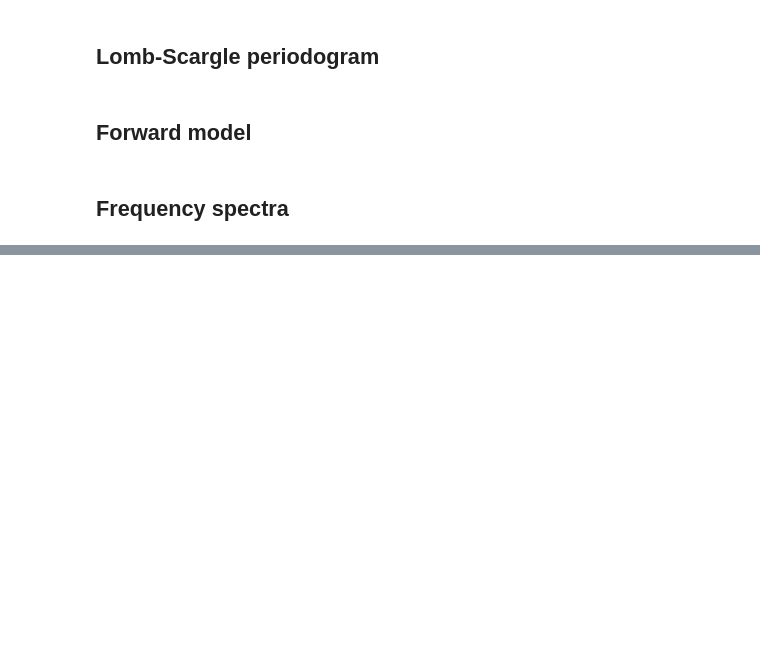
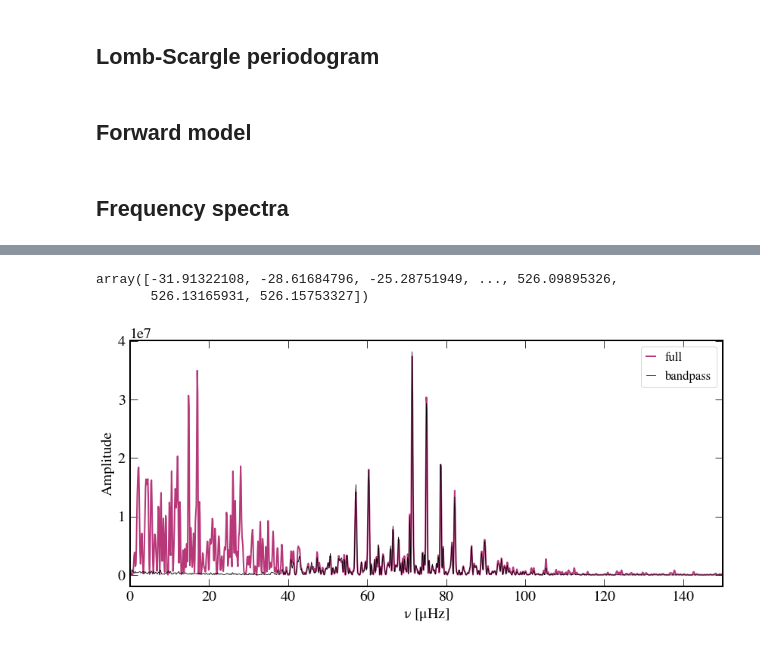
Before and after one commit to abonaca/tess_giants, a Jupyter notebook: notebooks/Light_Curve_Primer.ipynb, the cells around one changed output, grey strips where cells are left out. Saved outputs shown, nothing was run; the diff lists cells and outputs as text; code cells hidden in the pictures; blank space fills up the shorter version.

Commit message:
bandpass filtering

```diff
--- a/notebooks/Light_Curve_Primer.ipynb
+++ b/notebooks/Light_Curve_Primer.ipynb
@@ -149,0 +172,19 @@ plt.tight_layout(h_pad=0)
+# %%
+# normal_cutoff = cutoff / nyq
+# Get the filter coefficients
+
+fs = 0.5/(tm[1]-tm[0])
+flow = (40*u.uHz).to(u.day**-1).value/fs
+fhigh = (110*u.uHz).to(u.day**-1).value/fs
+order = 9
+print(fs, flow, fhigh, (fs*u.day**-1).to(u.uHz))
+
+# for some reason this gives nans
+# b, a = butter(order, [flow, fhigh], btype='band', analog=False)
+# fm_band2 = filtfilt(b, a, fm)
+
+b, a = butter(order, flow, btype='high', analog=False)
+fm_band = filtfilt(b, a, fm)
+
+b, a = butter(order, fhigh, btype='low', analog=False)
+fm_band = filtfilt(b, a, fm_band)
@@ -149,0 +206,22 @@ plt.tight_layout(h_pad=0)
+# %%
+fm_band
+# %% [output]
+array([-31.91322108, -28.61684796, -25.28751949, ..., 526.09895326,
+       526.13165931, 526.15753327])
+# %%
+# pgram = signal.lombscargle(tm, fm, freq, normalize=False)
+pgram_band = signal.lombscargle(tm, fm_band, freq, normalize=False)
+# %%
+plt.figure(figsize=(12,6))
+plt.plot(k[ind_positive], pgram, '-', color=cmap(0.5), lw=2, label='full')
+plt.plot(k[ind_positive], pgram_band, '-', color=cmap(0), lw=0.8, label='bandpass')
+
+plt.legend(fontsize='small', handlelength=0.7)
+plt.xlabel('$\\nu$ [$\mu$Hz]')
+plt.ylabel('Amplitude')
+
+plt.xlim(0,150)
+plt.tight_layout()
+plt.savefig('../plots/powerspectrum_{:09d}.png'.format(tin['TIC'][i0]))
+# %% [output]
+[figure, added]
```
Also changed, not shown: parts of 13 cells of this notebook.
